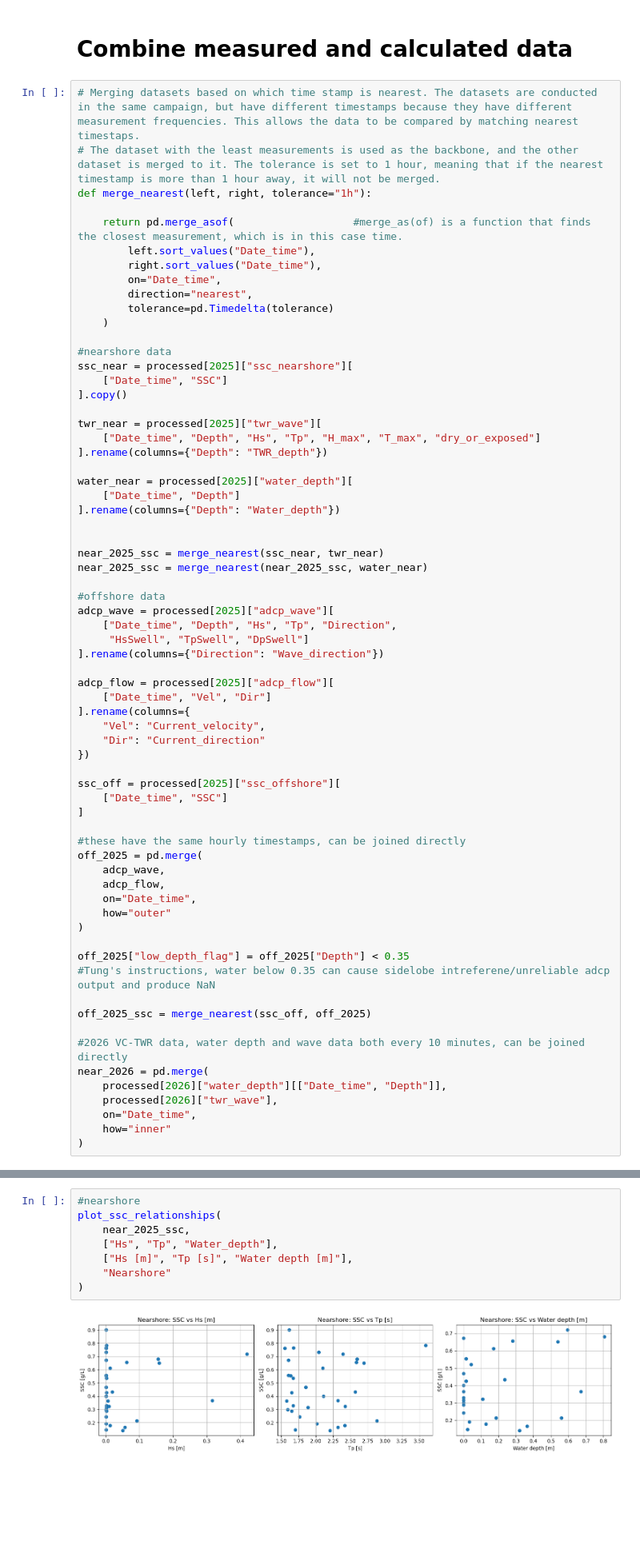
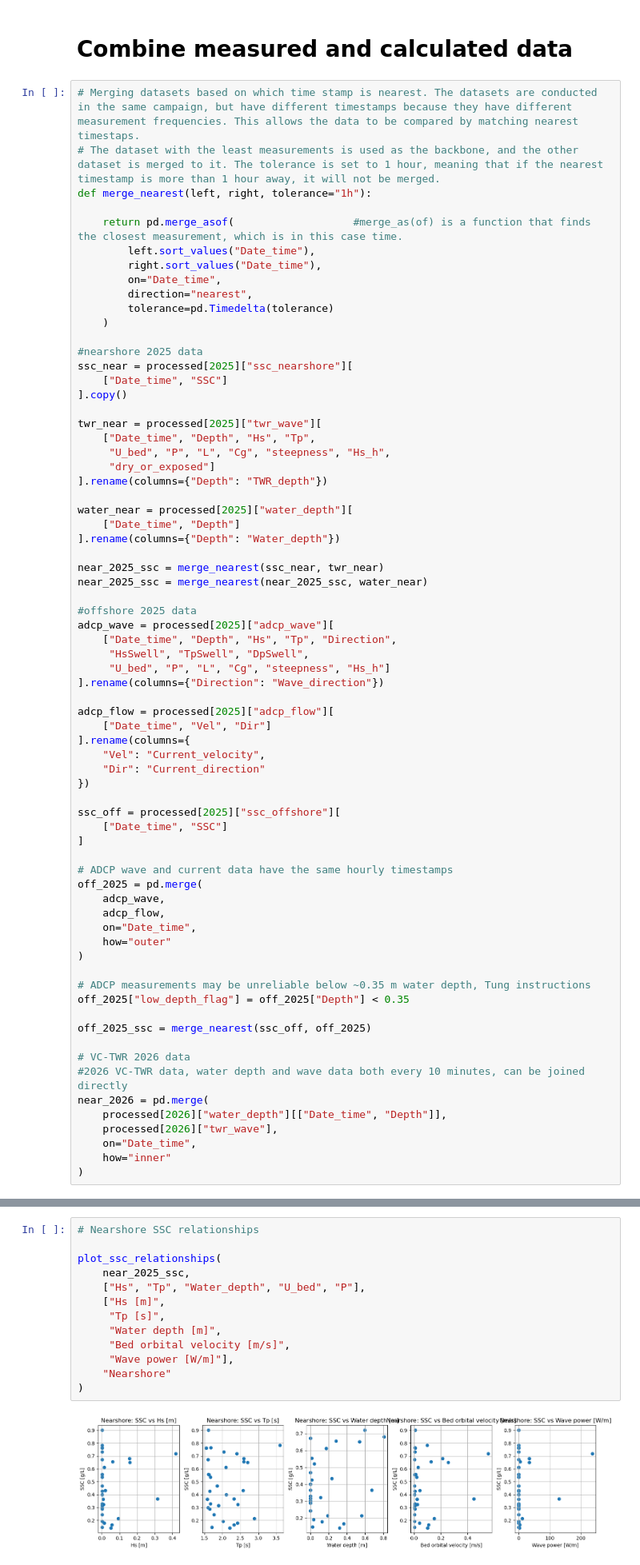
Before and after one commit to ingebrijker/MekongDeltaMDP, a Jupyter notebook: hydro_src/data_parsing.ipynb, the cells around one changed output, grey strips where cells are left out. Shown at 80% size. Drawn from its saved outputs; the diff is of its cells as text; blank space fills up the shorter version.

Commit message:
data linkage assumptions added

```diff
--- a/hydro_src/data_parsing.ipynb
+++ b/hydro_src/data_parsing.ipynb
@@ -480,27 +480,29 @@ def merge_nearest(left, right, tolerance="1h"):
         tolerance=pd.Timedelta(tolerance)
     )
 
-#nearshore data
+#nearshore 2025 data
 ssc_near = processed[2025]["ssc_nearshore"][
     ["Date_time", "SSC"]
 ].copy()
 
 twr_near = processed[2025]["twr_wave"][
-    ["Date_time", "Depth", "Hs", "Tp", "H_max", "T_max", "dry_or_exposed"]
+    ["Date_time", "Depth", "Hs", "Tp",
+     "U_bed", "P", "L", "Cg", "steepness", "Hs_h",
+     "dry_or_exposed"]
 ].rename(columns={"Depth": "TWR_depth"})
 
 water_near = processed[2025]["water_depth"][
     ["Date_time", "Depth"]
 ].rename(columns={"Depth": "Water_depth"})
 
-
 near_2025_ssc = merge_nearest(ssc_near, twr_near)
 near_2025_ssc = merge_nearest(near_2025_ssc, water_near)
 
-#offshore data
+#offshore 2025 data
 adcp_wave = processed[2025]["adcp_wave"][
     ["Date_time", "Depth", "Hs", "Tp", "Direction",
-     "HsSwell", "TpSwell", "DpSwell"]
+     "HsSwell", "TpSwell", "DpSwell",
+     "U_bed", "P", "L", "Cg", "steepness", "Hs_h"]
 ].rename(columns={"Direction": "Wave_direction"})
 
 adcp_flow = processed[2025]["adcp_flow"][
@@ -514,7 +516,7 @@ ssc_off = processed[2025]["ssc_offshore"][
     ["Date_time", "SSC"]
 ]
 
-#these have the same hourly timestamps, can be joined directly
+# ADCP wave and current data have the same hourly timestamps
 off_2025 = pd.merge(
     adcp_wave,
     adcp_flow,
@@ -522,11 +524,12 @@ off_2025 = pd.merge(
     how="outer"
 )
 
+# ADCP measurements may be unreliable below ~0.35 m water depth, Tung instructions
 off_2025["low_depth_flag"] = off_2025["Depth"] < 0.35
-#Tung's instructions, water below 0.35 can cause sidelobe intreferene/unreliable adcp output and produce NaN
 
 off_2025_ssc = merge_nearest(ssc_off, off_2025)
 
+# VC-TWR 2026 data
 #2026 VC-TWR data, water depth and wave data both every 10 minutes, can be joined directly
 near_2026 = pd.merge(
     processed[2026]["water_depth"][["Date_time", "Depth"]],
@@ -679,13 +682,18 @@ def plot_ssc_relationships(df, variables, labels, location):
     plt.tight_layout()
     plt.show()
 # %%
-#nearshore
+# Nearshore SSC relationships
+
 plot_ssc_relationships(
     near_2025_ssc,
-    ["Hs", "Tp", "Water_depth"],
-    ["Hs [m]", "Tp [s]", "Water depth [m]"],
+    ["Hs", "Tp", "Water_depth", "U_bed", "P"],
+    ["Hs [m]",
+     "Tp [s]",
+     "Water depth [m]",
+     "Bed orbital velocity [m/s]",
+     "Wave power [W/m]"],
     "Nearshore"
 )
 # %% [output]
-[figure, old version]
+[figure, new version]
 # %%
```
Also changed, not shown: parts of 5 cells of this notebook.
